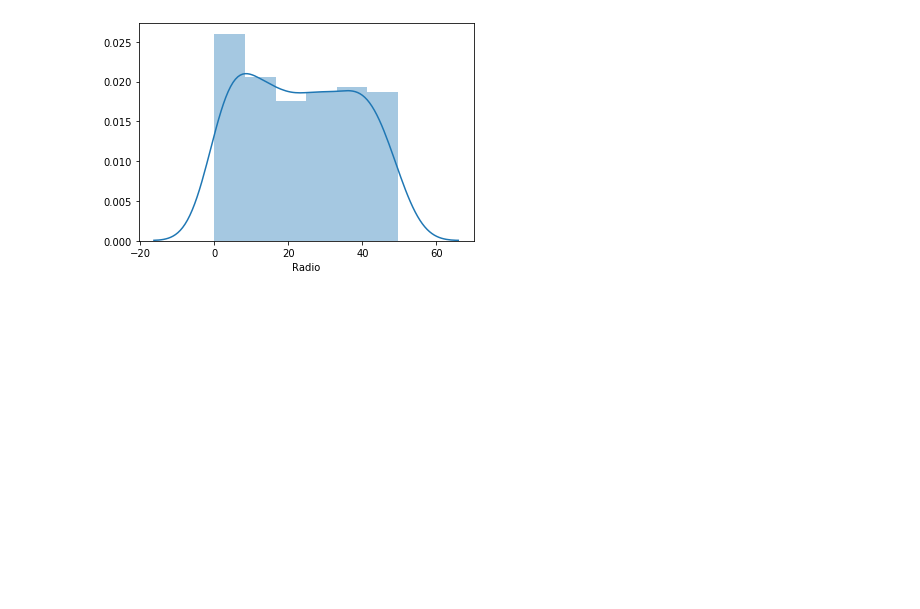
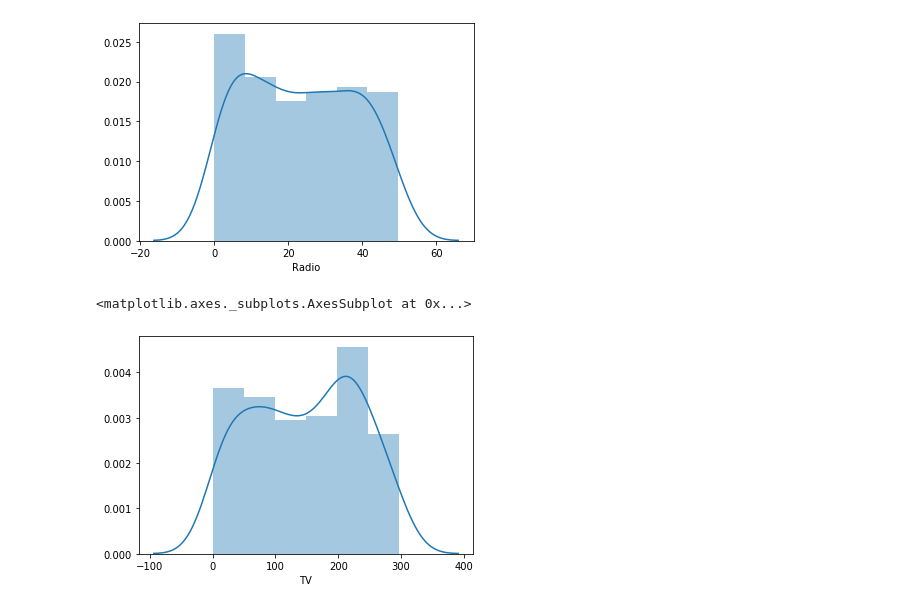
Before and after one commit to sanat98/sales_revenue, a Jupyter notebook: sales_revenue/sales_revenue prediction.ipynb, the cells around one changed output. Saved outputs shown, nothing was run; the diff lists cells and outputs as text; code cells hidden in the pictures; blank space fills up the shorter version.

```diff
--- a/sales_revenue/sales_revenue prediction.ipynb
+++ b/sales_revenue/sales_revenue prediction.ipynb
@@ -73,4 +73,7 @@ sns.distplot(advert.Radio)
 <matplotlib.axes._subplots.AxesSubplot at 0x...>
 [figure]
 # %%
-sns.distplot.TV
+sns.distplot(advert.TV)
+# %% [output]
+<matplotlib.axes._subplots.AxesSubplot at 0x...>
+[figure, added]
```
